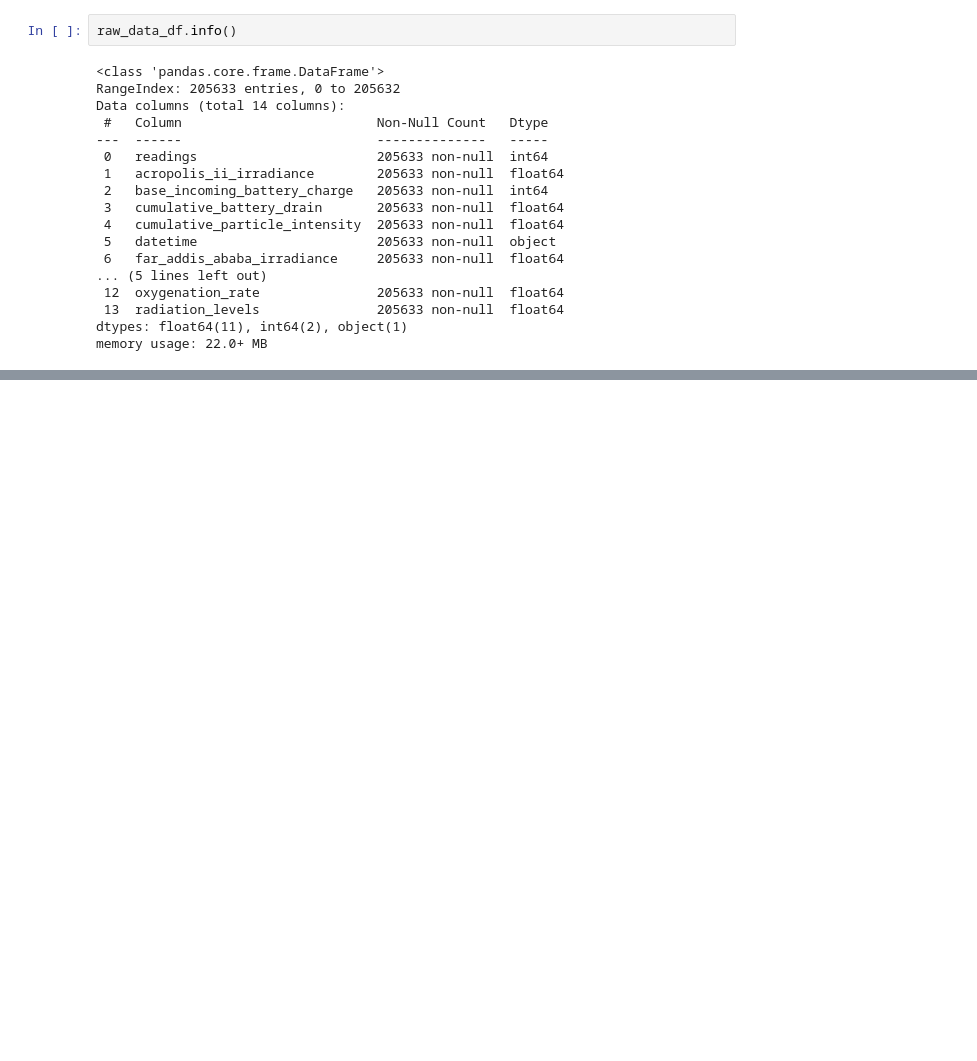
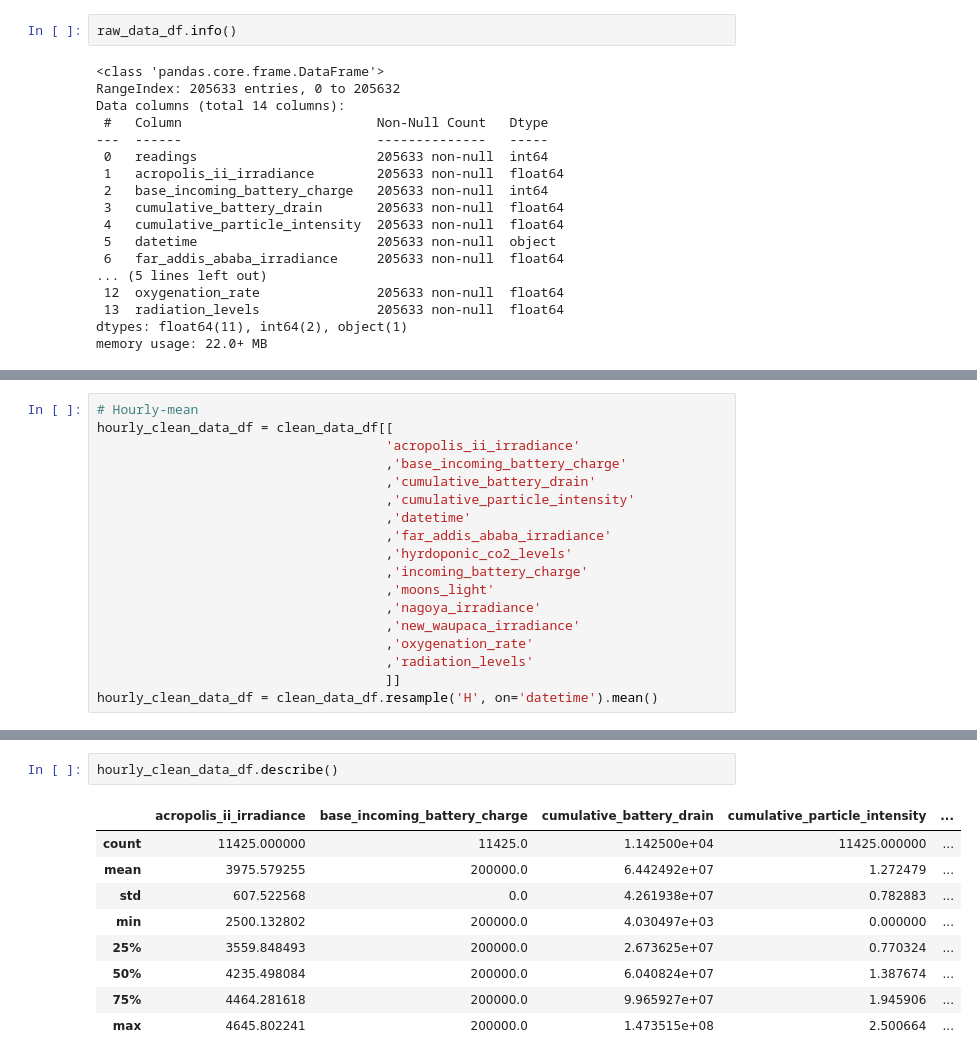
Before and after one commit to bmmerss/acropolis2, a Jupyter notebook: Acropolis_2_.ipynb, the cells around one changed output, grey strips where cells are left out. Saved outputs shown, nothing was run; the diff lists cells and outputs as text; blank space fills up the shorter version.

```diff
--- a/Acropolis_2_.ipynb
+++ b/Acropolis_2_.ipynb
@@ -33,0 +112,18 @@ memory usage: 22.0+ MB
+# %%
+# Hourly-mean
+hourly_clean_data_df = clean_data_df[[
+                                     'acropolis_ii_irradiance'
+                                     ,'base_incoming_battery_charge'
+                                     ,'cumulative_battery_drain'
+                                     ,'cumulative_particle_intensity'
+                                     ,'datetime'
+                                     ,'far_addis_ababa_irradiance'
+                                     ,'hyrdoponic_co2_levels'
+                                     ,'incoming_battery_charge'
+                                     ,'moons_light'
+                                     ,'nagoya_irradiance'
+                                     ,'new_waupaca_irradiance'
+                                     ,'oxygenation_rate'
+                                     ,'radiation_levels'
+                                     ]]
+hourly_clean_data_df = clean_data_df.resample('H', on='datetime').mean()
@@ -33,0 +178,12 @@ memory usage: 22.0+ MB
+# %%
+hourly_clean_data_df.describe()
+# %% [output]
+|  | acropolis_ii_irradiance | base_incoming_battery_charge | cumulative_battery_drain | cumulative_particle_intensity | ... |
+| count | 11425.000000 | 11425.0 | 1.142500e+04 | 11425.000000 | ... |
+| mean | 3975.579255 | 200000.0 | 6.442492e+07 | 1.272479 | ... |
+| std | 607.522568 | 0.0 | 4.261938e+07 | 0.782883 | ... |
+| min | 2500.132802 | 200000.0 | 4.030497e+03 | 0.000000 | ... |
+| 25% | 3559.848493 | 200000.0 | 2.673625e+07 | 0.770324 | ... |
+| 50% | 4235.498084 | 200000.0 | 6.040824e+07 | 1.387674 | ... |
+| 75% | 4464.281618 | 200000.0 | 9.965927e+07 | 1.945906 | ... |
+| max | 4645.802241 | 200000.0 | 1.473515e+08 | 2.500664 | ... |
```
Also changed, not shown: parts of 19 cells of this notebook.
